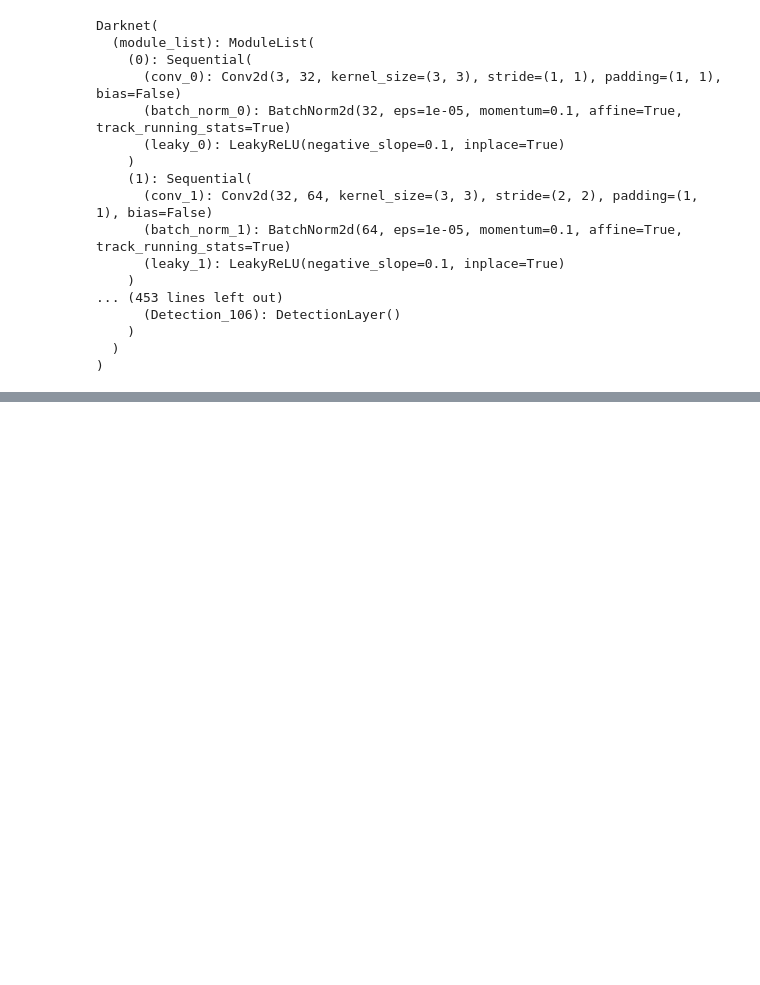
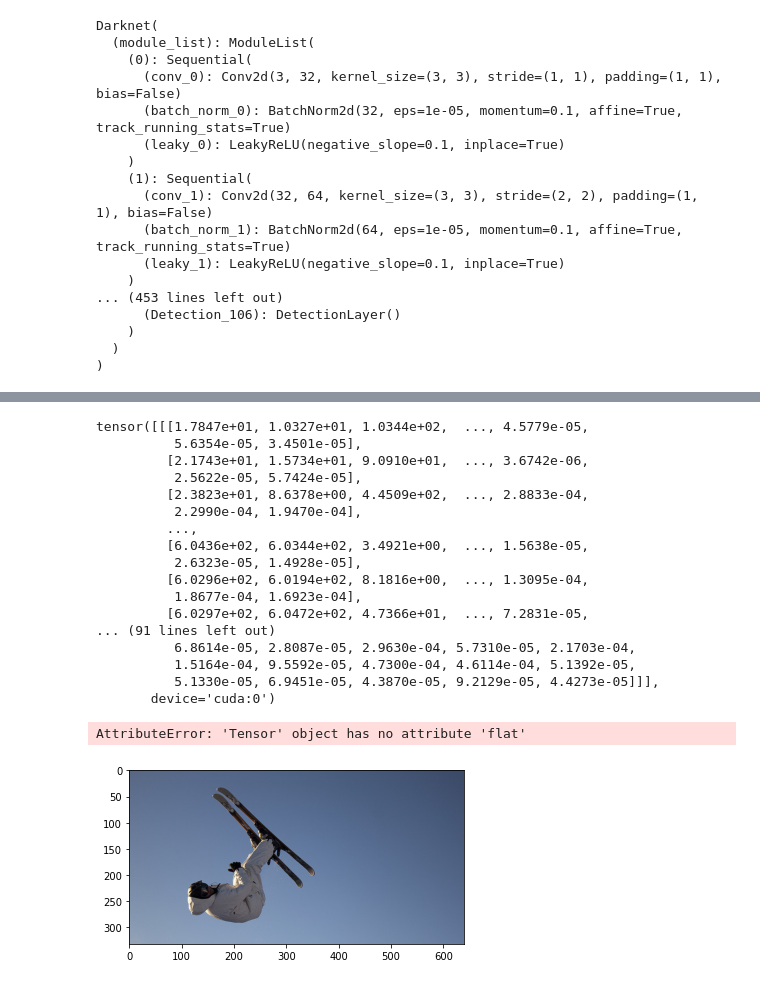
Before and after one commit to ERUD1T3/real-time-object-detector, a Jupyter notebook: src/proj2_rtod.ipynb, the cells around one changed output, grey strips where cells are left out. Drawn from its saved outputs; the diff is of its cells as text; code cells hidden in the pictures; blank space fills up the shorter version.

```diff
--- a/src/proj2_rtod.ipynb
+++ b/src/proj2_rtod.ipynb
@@ -997,3 +1016,37 @@ def writebbox(img, output, classes):
     cv2.putText(img, label, (c1[0], c1[1] + t_size[1] + 4), cv2.FONT_HERSHEY_PLAIN, 1, [225,255,255], 1);
 
     return img
+# %%
+
+# draw bounding boxes
+try:
+    print(output)
+    # d_image = writebbox(image, output, classes)
+    # plot image
+    print('output shape: ', detections.shape)
+    print('label shape: ', label.shape)
+    plot_image(image, output)
+
+
+except NameError:
+    print("No object detected")
+# %% [output]
+tensor([[[1.7847e+01, 1.0327e+01, 1.0344e+02,  ..., 4.5779e-05,
+          5.6354e-05, 3.4501e-05],
+         [2.1743e+01, 1.5734e+01, 9.0910e+01,  ..., 3.6742e-06,
+          2.5622e-05, 5.7424e-05],
+         [2.3823e+01, 8.6378e+00, 4.4509e+02,  ..., 2.8833e-04,
+          2.2990e-04, 1.9470e-04],
+         ...,
+         [6.0436e+02, 6.0344e+02, 3.4921e+00,  ..., 1.5638e-05,
+          2.6323e-05, 1.4928e-05],
+         [6.0296e+02, 6.0194e+02, 8.1816e+00,  ..., 1.3095e-04,
+          1.8677e-04, 1.6923e-04],
+         [6.0297e+02, 6.0472e+02, 4.7366e+01,  ..., 7.2831e-05,
+... (91 lines left out)
+          6.8614e-05, 2.8087e-05, 2.9630e-04, 5.7310e-05, 2.1703e-04,
+          1.5164e-04, 9.5592e-05, 4.7300e-04, 4.6114e-04, 5.1392e-05,
+          5.1330e-05, 6.9451e-05, 4.3870e-05, 9.2129e-05, 4.4273e-05]]],
+       device='cuda:0')
+AttributeError: 'Tensor' object has no attribute 'flat'
+[figure, added]
```
Also changed, not shown: parts of 1 cell of this notebook.
